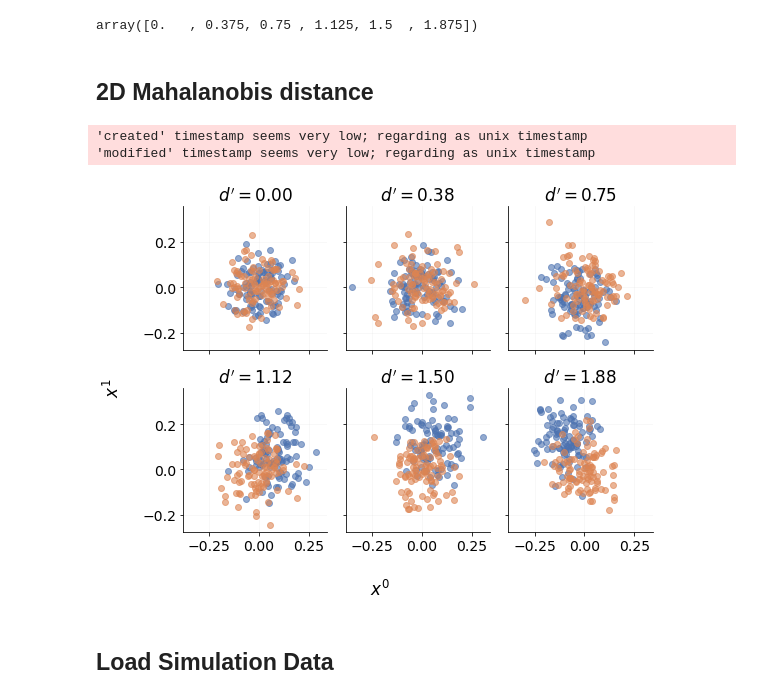
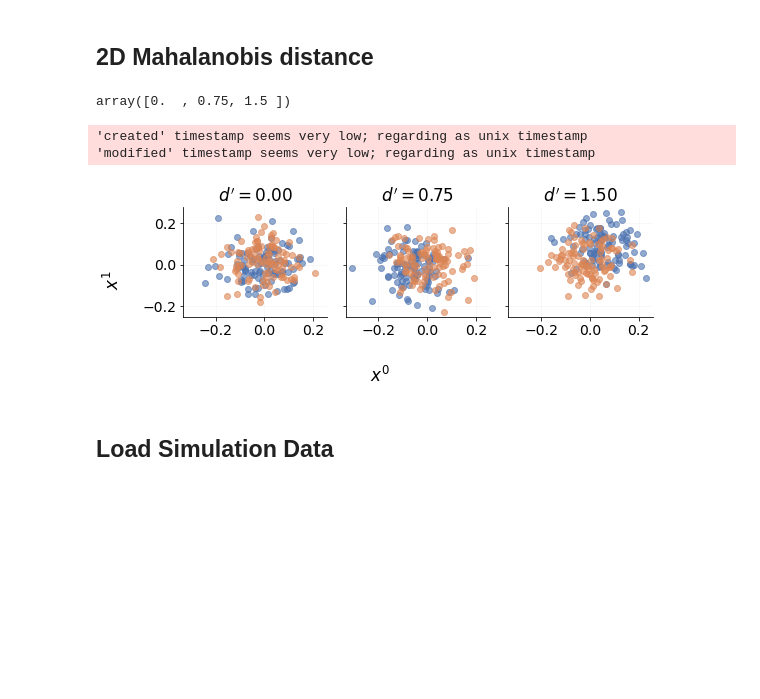
Before and after one commit to jrudoler/permutation-tests, a Jupyter notebook: data_viz.ipynb, the cells around one changed output. Saved outputs shown, nothing was run; the diff lists cells and outputs as text; code cells hidden in the pictures; blank space fills up the shorter version.

Commit message:
figure updates, finalized sims

```diff
--- a/data_viz.ipynb
+++ b/data_viz.ipynb
@@ -8,6 +8,7 @@ plt.rcParams["axes.spines.right"]=False
 plt.rcParams["axes.spines.top"]=False
 plt.rcParams["axes.grid"] = True
 plt.rcParams["grid.alpha"] = 0.1
+plt.rcParams["axes.labelsize"] = 16
 
 import seaborn as sns
 sns.set_palette("deep")
@@ -22,28 +23,28 @@ def auc_from_maha(maha_dist: float):
     return auc
 
 maha_values = np.linspace(0., 1.5, 5)
-# %%
-np.linspace(0., 1.875, 6)
-# %% [output]
-array([0.   , 0.375, 0.75 , 1.125, 1.5  , 1.875])
 # %% [markdown]
 ## 2D Mahalanobis distance
+# %%
+np.linspace(0., 1.875, 6)[::2]
+# %% [output]
+array([0.  , 0.75, 1.5 ])
 # %%
-fig, ax = plt.subplots(2, 3, figsize=(8, 6), sharey=True, sharex=True)
+fig, ax = plt.subplots(1, 3, figsize=(8, 3), sharey=True, sharex=True)
 ax = ax.ravel()
-for i, m in enumerate(np.linspace(0., 1.875, 6)):
+for i, m in enumerate(np.linspace(0., 1.875, 6)[::2]):
     X, y = random_data_gen(n_samples=200, n_feats=2, maha=m)
     ax[i].scatter(X[y, 0], X[y, 1], alpha=.6)
     ax[i].scatter(X[~y, 0], X[~y, 1], alpha=.6)
     ax[i].set_title(f"$d'={m:.2f}$")
 fig.supxlabel(r"$x^0$")
 fig.supylabel(r"$x^1$")
 plt.tight_layout()
 plt.savefig("figures/2D_maha_viz.pdf", bbox_inches="tight")
 # %% [output]
 'created' timestamp seems very low; regarding as unix timestamp
 'modified' timestamp seems very low; regarding as unix timestamp
-[figure, old version]
+[figure, new version]
 # %% [markdown]
 ## Load Simulation Data
 # %%
```
Also changed, not shown: parts of 21 cells of this notebook, 14 other files.
